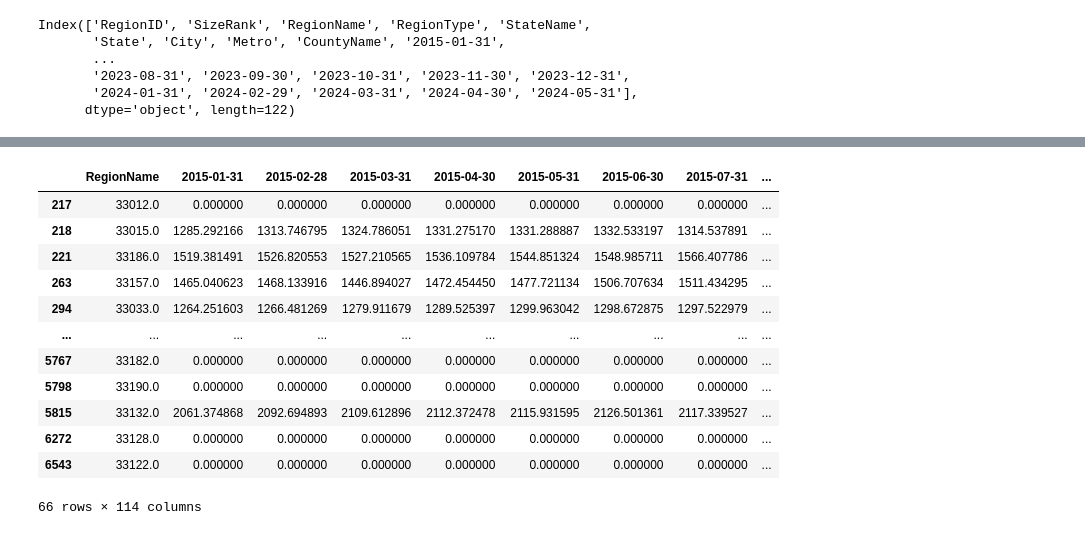
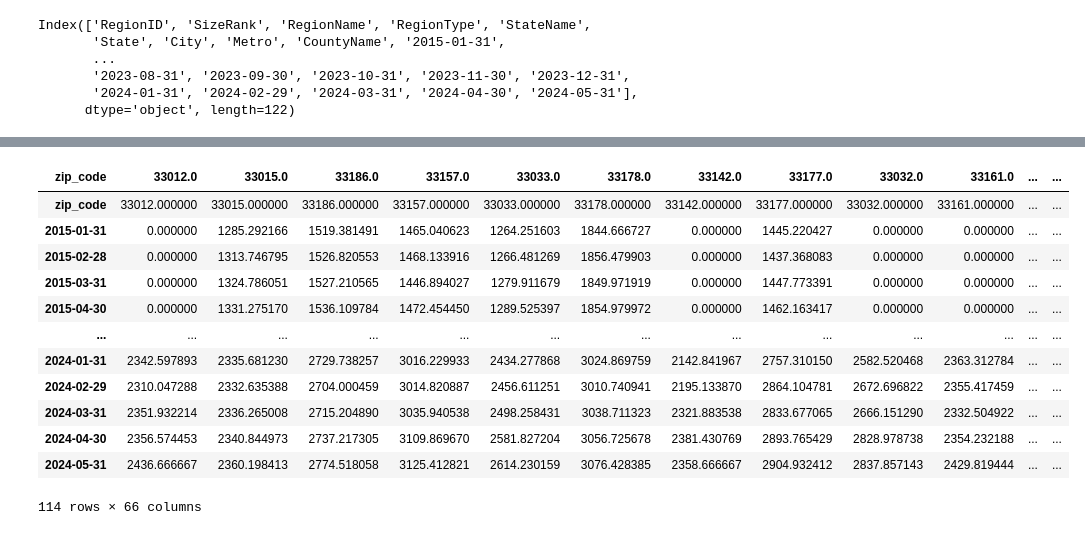
Before and after one commit to mwilfer8888/housing-affordability-miami-artists, a Jupyter notebook: ZORI-housing-data.ipynb, the cells around one changed output, grey strips where cells are left out. Saved outputs shown, nothing was run; the diff lists cells and outputs as text; code cells hidden in the pictures.

```diff
--- a/ZORI-housing-data.ipynb
+++ b/ZORI-housing-data.ipynb
@@ -119,20 +88,21 @@ miami_rental_df
 miami_rental_df = pd.DataFrame(miami_rental_df)
 # %%
 miami_rental_df = miami_rental_df.T
-# %%
-miami_rental_df
-# %% [output]
-|  | RegionName | 2015-01-31 | 2015-02-28 | 2015-03-31 | 2015-04-30 | 2015-05-31 | 2015-06-30 | 2015-07-31 | ... |
-| 217 | 33012.0 | 0.000000 | 0.000000 | 0.000000 | 0.000000 | 0.000000 | 0.000000 | 0.000000 | ... |
-| 218 | 33015.0 | 1285.292166 | 1313.746795 | 1324.786051 | 1331.275170 | 1331.288887 | 1332.533197 | 1314.537891 | ... |
-| 221 | 33186.0 | 1519.381491 | 1526.820553 | 1527.210565 | 1536.109784 | 1544.851324 | 1548.985711 | 1566.407786 | ... |
-| 263 | 33157.0 | 1465.040623 | 1468.133916 | 1446.894027 | 1472.454450 | 1477.721134 | 1506.707634 | 1511.434295 | ... |
-| 294 | 33033.0 | 1264.251603 | 1266.481269 | 1279.911679 | 1289.525397 | 1299.963042 | 1298.672875 | 1297.522979 | ... |
-| ... | ... | ... | ... | ... | ... | ... | ... | ... | ... |
-| 5767 | 33182.0 | 0.000000 | 0.000000 | 0.000000 | 0.000000 | 0.000000 | 0.000000 | 0.000000 | ... |
-| 5798 | 33190.0 | 0.000000 | 0.000000 | 0.000000 | 0.000000 | 0.000000 | 0.000000 | 0.000000 | ... |
-| 5815 | 33132.0 | 2061.374868 | 2092.694893 | 2109.612896 | 2112.372478 | 2115.931595 | 2126.501361 | 2117.339527 | ... |
-| 6272 | 33128.0 | 0.000000 | 0.000000 | 0.000000 | 0.000000 | 0.000000 | 0.000000 | 0.000000 | ... |
-| 6543 | 33122.0 | 0.000000 | 0.000000 | 0.000000 | 0.000000 | 0.000000 | 0.000000 | 0.000000 | ... |
-66 rows × 114 columns
+# %%
+miami_rental_df.columns = miami_rental_df.iloc[0]
+miami_rental_df
+# %% [output]
+| zip_code | 33012.0 | 33015.0 | 33186.0 | 33157.0 | 33033.0 | 33178.0 | 33142.0 | 33177.0 | 33032.0 | 33161.0 | ... | ... |
+| zip_code | 33012.000000 | 33015.000000 | 33186.000000 | 33157.000000 | 33033.000000 | 33178.000000 | 33142.000000 | 33177.000000 | 33032.000000 | 33161.000000 | ... | ... |
+| 2015-01-31 | 0.000000 | 1285.292166 | 1519.381491 | 1465.040623 | 1264.251603 | 1844.666727 | 0.000000 | 1445.220427 | 0.000000 | 0.000000 | ... | ... |
+| 2015-02-28 | 0.000000 | 1313.746795 | 1526.820553 | 1468.133916 | 1266.481269 | 1856.479903 | 0.000000 | 1437.368083 | 0.000000 | 0.000000 | ... | ... |
+| 2015-03-31 | 0.000000 | 1324.786051 | 1527.210565 | 1446.894027 | 1279.911679 | 1849.971919 | 0.000000 | 1447.773391 | 0.000000 | 0.000000 | ... | ... |
+| 2015-04-30 | 0.000000 | 1331.275170 | 1536.109784 | 1472.454450 | 1289.525397 | 1854.979972 | 0.000000 | 1462.163417 | 0.000000 | 0.000000 | ... | ... |
+| ... | ... | ... | ... | ... | ... | ... | ... | ... | ... | ... | ... | ... |
+| 2024-01-31 | 2342.597893 | 2335.681230 | 2729.738257 | 3016.229933 | 2434.277868 | 3024.869759 | 2142.841967 | 2757.310150 | 2582.520468 | 2363.312784 | ... | ... |
+| 2024-02-29 | 2310.047288 | 2332.635388 | 2704.000459 | 3014.820887 | 2456.611251 | 3010.740941 | 2195.133870 | 2864.104781 | 2672.696822 | 2355.417459 | ... | ... |
+| 2024-03-31 | 2351.932214 | 2336.265008 | 2715.204890 | 3035.940538 | 2498.258431 | 3038.711323 | 2321.883538 | 2833.677065 | 2666.151290 | 2332.504922 | ... | ... |
+| 2024-04-30 | 2356.574453 | 2340.844973 | 2737.217305 | 3109.869670 | 2581.827204 | 3056.725678 | 2381.430769 | 2893.765429 | 2828.978738 | 2354.232188 | ... | ... |
+| 2024-05-31 | 2436.666667 | 2360.198413 | 2774.518058 | 3125.412821 | 2614.230159 | 3076.428385 | 2358.666667 | 2904.932412 | 2837.857143 | 2429.819444 | ... | ... |
+114 rows × 66 columns
 # %%
```
Also changed, not shown: parts of 7 cells of this notebook, 7 other files.
